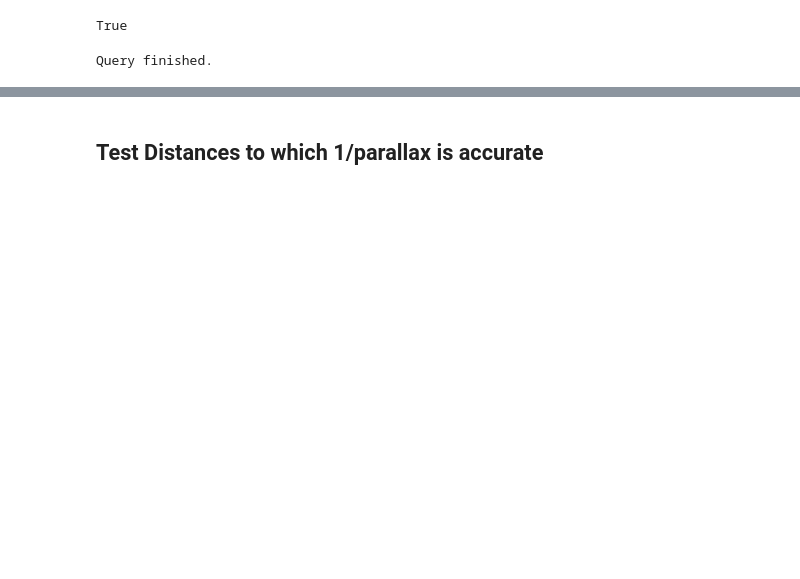
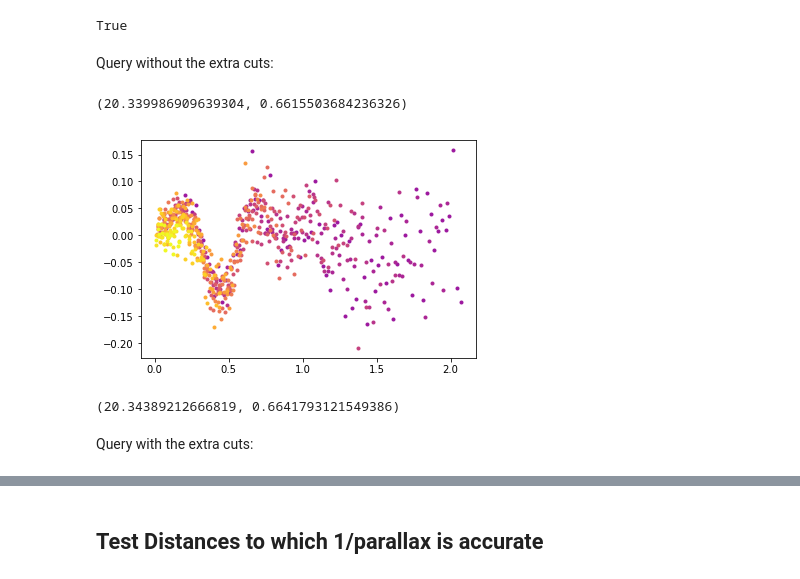
Before and after one commit to morganb-phys/VWaves-GaiaDR2, a Jupyter notebook: py/CompletenessChecks.ipynb, the cells around one changed output, grey strips where cells are left out. Drawn from its saved outputs; the diff is of its cells as text; code cells hidden in the pictures; blank space fills up the shorter version.

```diff
--- a/py/CompletenessChecks.ipynb
+++ b/py/CompletenessChecks.ipynb
@@ -61,10 +66,15 @@ def findbin(mag,around):
 
     return [round(mean-2.*var,2),round(mean+2.*var,2)]
 
+mg_cmd= out['mg']; bprp_cmd= out['bp_rp']
+bprp_edges= arange(0.7,2.1+0.1,0.1)
+Mg_edges= zeros((len(bprp_edges)-1,2))
 
 for i in range(len(bprp_edges)-1):
     a= [5,7] if (i<13) else [17,17]
     if (i>16):
         a=[31,31]
 
-    Mg_edges[i]= findbin(mg[(bprp>bprp_edges[i])*(bprp<bprp_edges[i+1])],around=a)
+    Mg_edges[i]= findbin(mg_cmd[(bprp_cmd>bprp_edges[i])*(bprp_cmd<bprp_edges[i+1])],around=a)
+# %% [markdown]
+Query without the extra cuts:
@@ -71 +107,30 @@ for i in range(len(bprp_edges)-1):
+# %%
+br_all= [None] * len(queries)
+
+mag_data= [b.T for b in bprp]
+
+
+binw_all= [0.025,0.025,0.025,0.025,0.025,0.025,0.02,0.02,0.02,0.015,0.015,
+           0.015,0.01,0.01,0.01]
+guess_all= [[0.8,0.03,0.1,0.1,0.5],[0.8,0.03,0.1,0.1,0.5],[0.8,0.03,0.2,0.1,0.5],
+            [0.8,0.03,0.2,0.1,0.4],[0.8,0.03,0.2,0.15,0.4],[0.8,0.03,0.2,0.15,0.4],[0.7,0.03,0.2,0.15,0.4],
+            [0.7,0.03,0.2,0.15,0.4],[0.6,0.03,0.2,0.15,0.4],[0.7,0.03,0.2,0.15,0.3],[0.7,0.03,0.2,0.25,0.4],
+            [0.7,0.03,0.2,0.25,0.4],[0.7,0.03,0.2,0.25,0.4],[0.7,0.03,0.2,0.25,0.4],[0.8,0.03,0.1,0.1,0.4]]
+
+for i in range(len(queries)):
+    br_all[i]= ncount(mag_data[i],Mg_edges[i],bprp_edges[i],binw_all[i],guess_all[i],mcmc=True)
+# %%
+for b in br_all:
+    b.plot_A()
+
+print(bootstrap(array([b.z0_mcmc[0] for b in br_all])*1000,10000))
+# %% [output]
+(20.339986909639304, 0.6615503684236326)
+[figure, added]
+# %%
+print(bootstrap(array([b.z0_mcmc[0] for b in br_all])*1000,10000))
+# %% [output]
+(20.34389212666819, 0.6641793121549386)
+# %% [markdown]
+Query with the extra cuts:
 # %%
@@ -98,18 +168,0 @@ for i,q in enumerate(queries):
-# %%
-out07= query.query(queries[0],local=False)
-out08= query.query(queries[1],local=False)
-out09= query.query(queries[2],local=False)
-out10= query.query(queries[3],local=False)
-out11= query.query(queries[4],local=False)
-out12= query.query(queries[5],local=False)
-out13= query.query(queries[6],local=False)
-out14= query.query(queries[7],local=False)
-out15= query.query(queries[8],local=False)
-out16= query.query(queries[9],local=False)
-out17= query.query(queries[10],local=False)
-out18= query.query(queries[11],local=False)
-out19= query.query(queries[12],local=False)
-out20= query.query(queries[13],local=False)
-out21= query.query(queries[14],local=False)
-# %% [output]
-Query finished.
```
Also changed, not shown: parts of 12 cells of this notebook.
